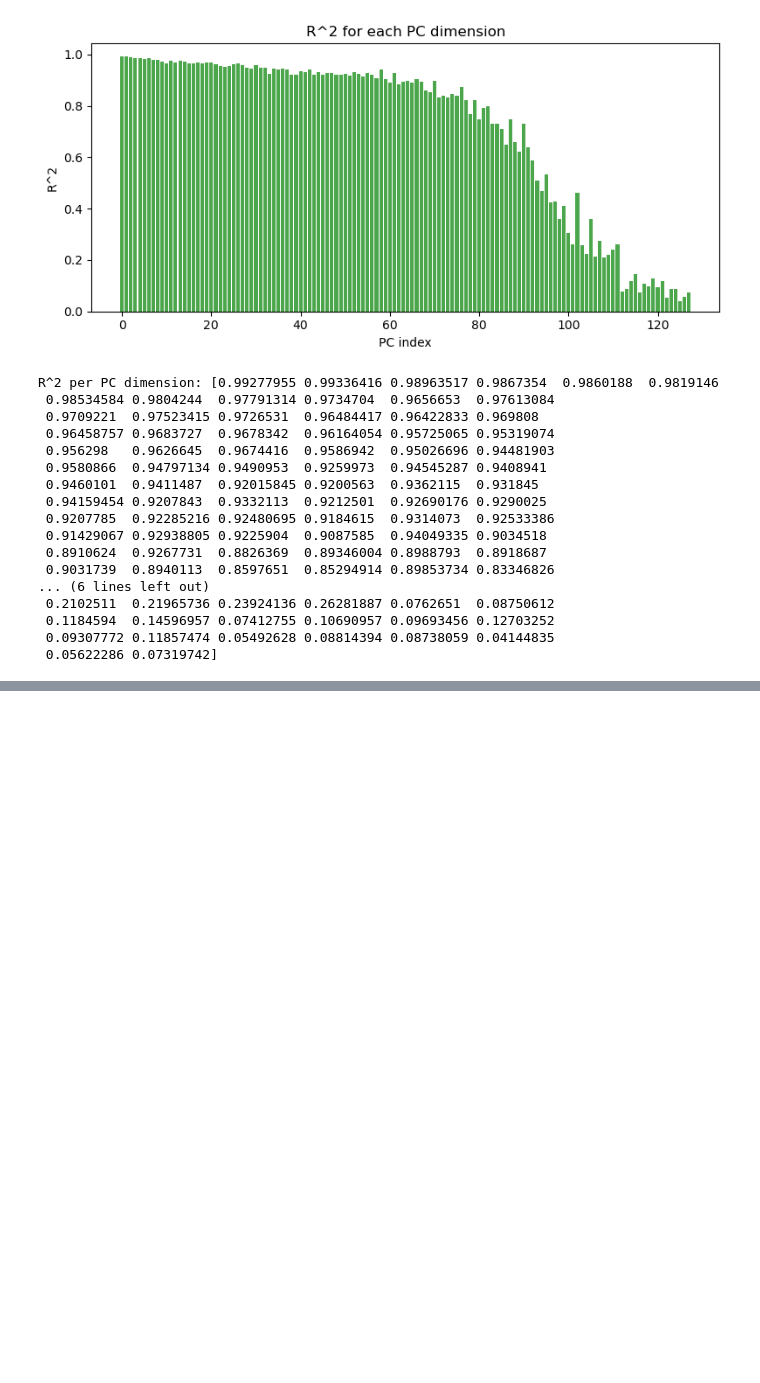
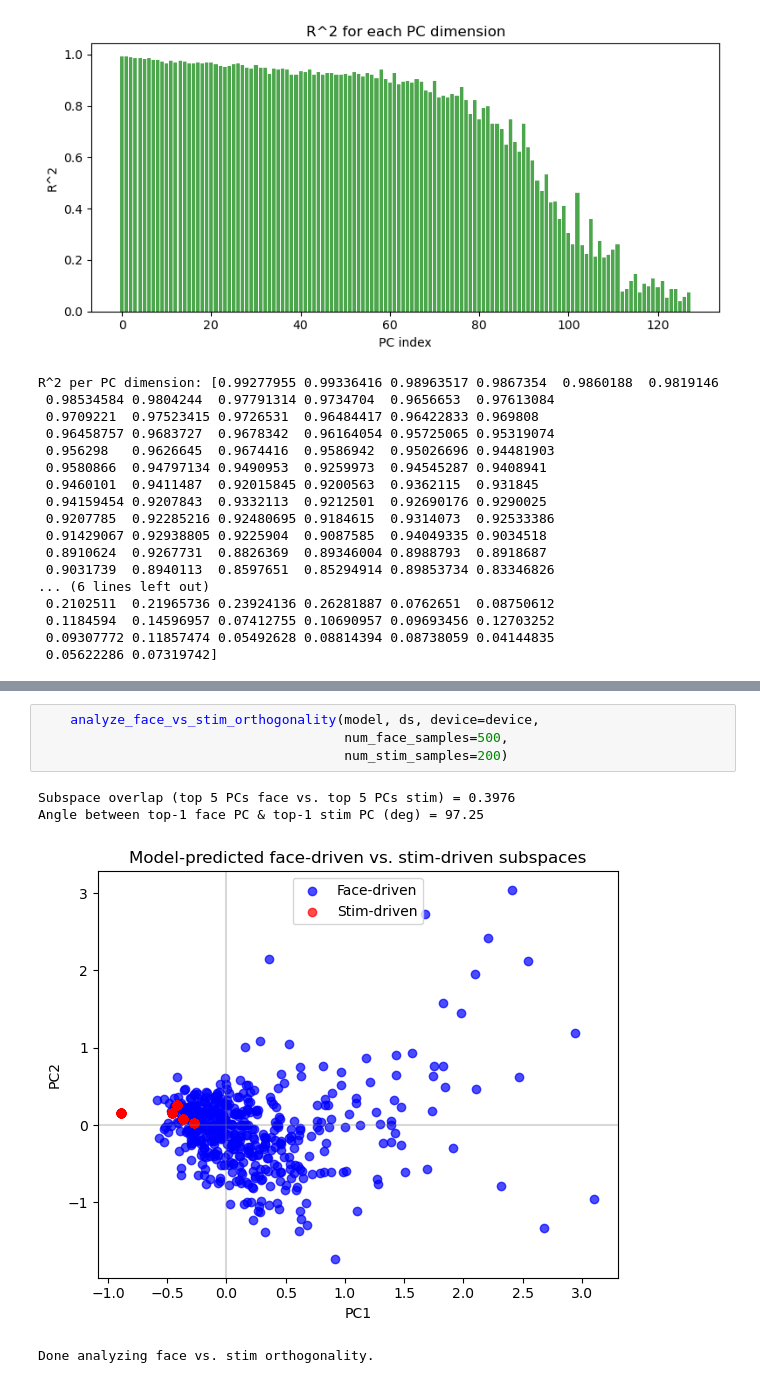
Before and after one commit to Beibaibaby/mice-nn, a Jupyter notebook: current.ipynb, the cells around one changed output, grey strips where cells are left out. Drawn from its saved outputs; the diff is of its cells as text; blank space fills up the shorter version.

```diff
--- a/current.ipynb
+++ b/current.ipynb
@@ -1678,0 +3071,9 @@ KeyboardInterrupt:
+# %%
+    analyze_face_vs_stim_orthogonality(model, ds, device=device,
+                                       num_face_samples=500,
+                                       num_stim_samples=200)
+# %% [output]
+Subspace overlap (top 5 PCs face vs. top 5 PCs stim) = 0.3976
+Angle between top-1 face PC & top-1 stim PC (deg) = 97.25
+[figure, added]
+Done analyzing face vs. stim orthogonality.
```
Also changed, not shown: parts of 6 cells of this notebook, 13 other files.
